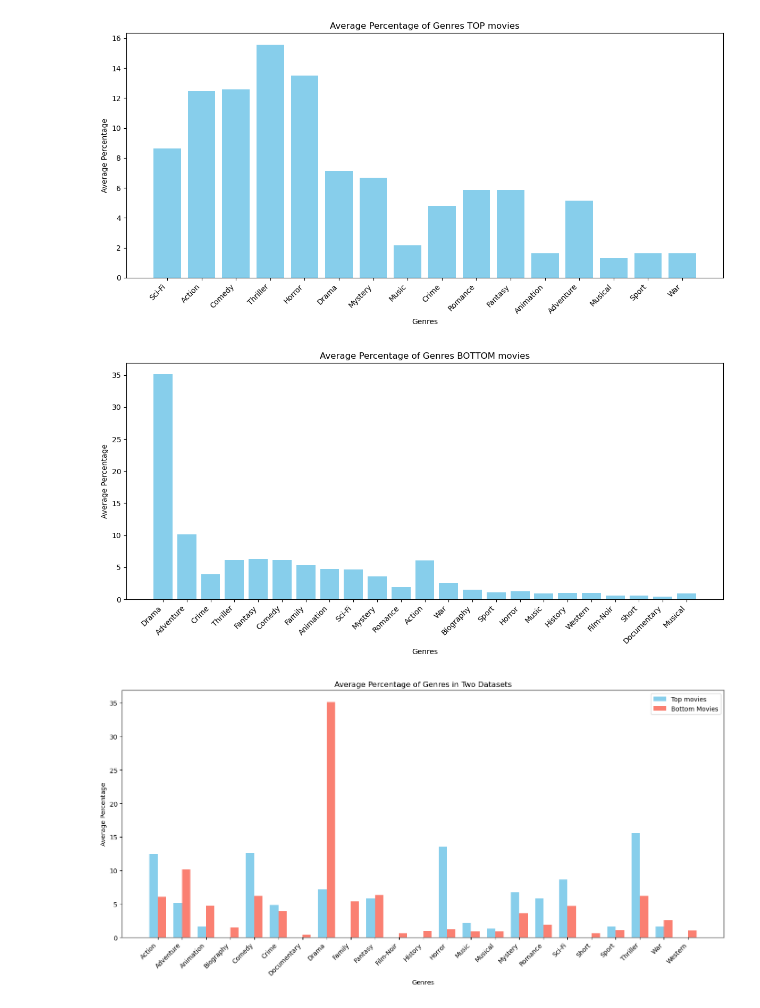
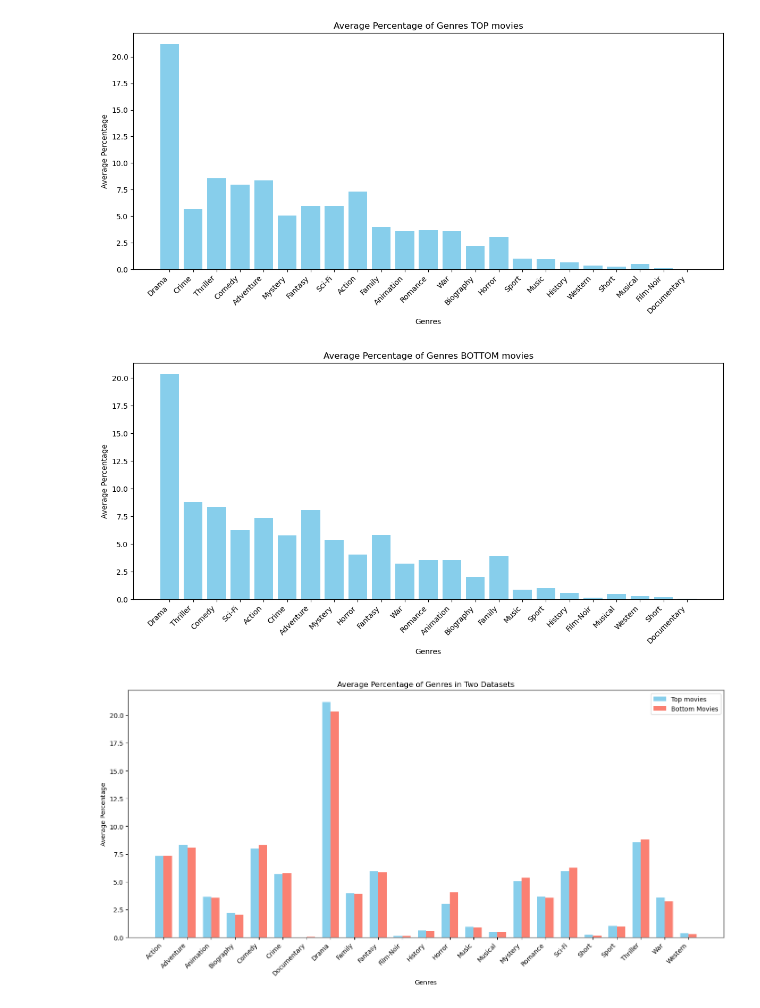
Before and after one commit to nereaSuacab/socialGraphs_fall24, a Jupyter notebook: FinalProject/genre_plots.ipynb, the cells around one changed output. Saved outputs shown, nothing was run; the diff lists cells and outputs as text; code cells hidden in the pictures.

```diff
--- a/FinalProject/genre_plots.ipynb
+++ b/FinalProject/genre_plots.ipynb
@@ -3,7 +3,7 @@ import pandas as pd
 import matplotlib.pyplot as plt
 
 # Load the data from the CSV file
-file_path = 'C:/Users/nerea/Documents/MasterDTU/SocialGraphs_fall24/Projects/socialGraphs_fall24/FinalProject/csv/movie_genre_percentages_a.csv'  # Replace with the actual file path
+file_path = 'C:/Users/nerea/Documents/MasterDTU/SocialGraphs_fall24/Projects/socialGraphs_fall24/FinalProject/movie_genre_percentages_top_prueba.csv'  # Replace with the actual file path
 df = pd.read_csv(file_path)
 
 # Function to parse the 'All Genres' column into a dictionary
@@ -11,40 +11,40 @@ def parse_all_genres(row):
     if pd.isna(row):  # Handle empty or NaN cells
         return {}
     genre_dict = {}
     for item in row.split(', '):
         genre, percentage = item.split(': ')
         genre_dict[genre] = float(percentage.strip('%'))
     return genre_dict
 
 # Parse the 'All Genres' column
 df['Parsed Genres'] = df['All Genres'].apply(parse_all_genres)
 
 # Combine all parsed genre dictionaries
 all_genres = {}
 for genres in df['Parsed Genres']:
     for genre, percentage in genres.items():
         all_genres[genre] = all_genres.get(genre, []) + [percentage]
 
 # Calculate average percentages for each genre
 avg_genres = {genre: sum(percentages) / len(percentages) for genre, percentages in all_genres.items()}
 
 # Plotting the average percentages
 plt.figure(figsize=(12, 6))
 plt.bar(avg_genres.keys(), avg_genres.values(), color='skyblue')
 plt.xticks(rotation=45, ha='right')
 plt.title('Average Percentage of Genres TOP movies')
 plt.xlabel('Genres')
 plt.ylabel('Average Percentage')
 plt.tight_layout()
 plt.show()
 # %% [output]
-[figure, old version]
+[figure, new version]
 # %%
 import pandas as pd
 import matplotlib.pyplot as plt
 
 # Load the data from the CSV file
-file_path = 'C:/Users/nerea/Documents/MasterDTU/SocialGraphs_fall24/Projects/socialGraphs_fall24/FinalProject/csv/movie_genre_percentages_b.csv'  # Replace with the actual file path
+file_path = 'C:/Users/nerea/Documents/MasterDTU/SocialGraphs_fall24/Projects/socialGraphs_fall24/FinalProject/movie_genre_percentages_bottom_prueba.csv'  # Replace with the actual file path
 df = pd.read_csv(file_path)
 
 # Function to parse the 'All Genres' column into a dictionary
@@ -79,7 +79,7 @@ plt.ylabel('Average Percentage')
 plt.tight_layout()
 plt.show()
 # %% [output]
-[figure, old version]
+[figure, new version]
 # %%
 import pandas as pd
 import matplotlib.pyplot as plt
@@ -96,12 +96,12 @@ def parse_all_genres(row):
     return genre_dict
 
 # Load and process the first CSV file
-file1 = 'C:/Users/nerea/Documents/MasterDTU/SocialGraphs_fall24/Projects/socialGraphs_fall24/FinalProject/csv/movie_genre_percentages_a.csv'  # Replace with your first file path
+file1 = 'C:/Users/nerea/Documents/MasterDTU/SocialGraphs_fall24/Projects/socialGraphs_fall24/FinalProject/movie_genre_percentages_top_prueba.csv'  # Replace with your first file path
 df1 = pd.read_csv(file1)
 df1['Parsed Genres'] = df1['All Genres'].apply(parse_all_genres)
 
 # Load and process the second CSV file
-file2 = 'C:/Users/nerea/Documents/MasterDTU/SocialGraphs_fall24/Projects/socialGraphs_fall24/FinalProject/csv/movie_genre_percentages_b.csv'  # Replace with your second file path
+file2 = 'C:/Users/nerea/Documents/MasterDTU/SocialGraphs_fall24/Projects/socialGraphs_fall24/FinalProject/movie_genre_percentages_bottom_prueba.csv'  # Replace with your second file path
 df2 = pd.read_csv(file2)
 df2['Parsed Genres'] = df2['All Genres'].apply(parse_all_genres)
 
@@ -144,4 +144,4 @@ plt.legend()
 plt.tight_layout()
 plt.show()
 # %% [output]
-[figure, old version]
+[figure, new version]
```
Also changed, not shown: 7 other files.
